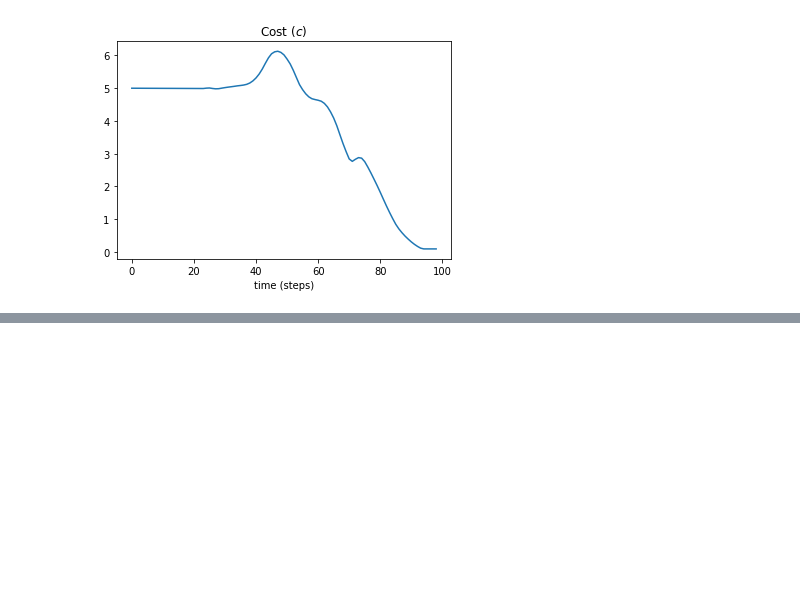
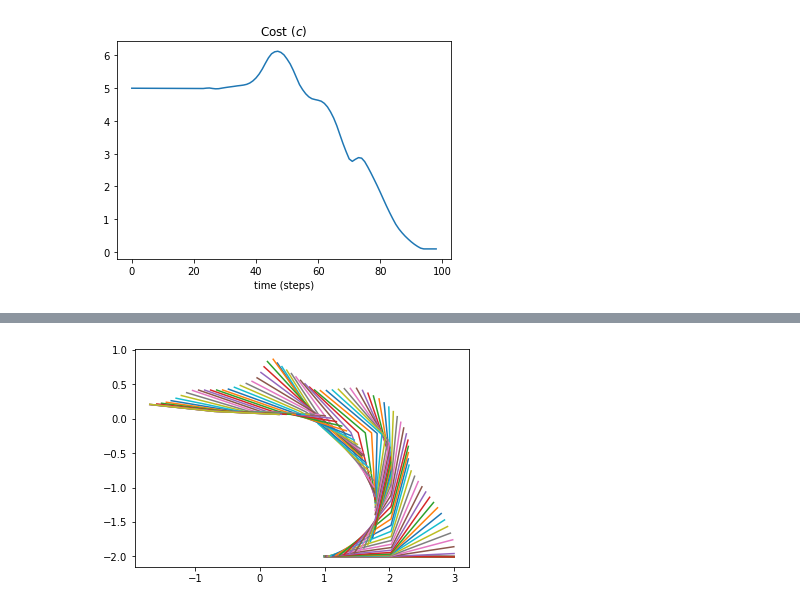
Before and after one commit to UM-ARM-Lab/unreliable-deform-manipulation, a Jupyter notebook: link_bot_notebooks/src/link_bot_notebooks/Static Link Bot.ipynb, the cells around one changed output, grey strips where cells are left out. Drawn from its saved outputs; the diff is of its cells as text; code cells hidden in the pictures; blank space fills up the shorter version.

```diff
--- a/link_bot_notebooks/src/link_bot_notebooks/Static Link Bot.ipynb
+++ b/link_bot_notebooks/src/link_bot_notebooks/Static Link Bot.ipynb
@@ -25,0 +33,6 @@ tpo.plot_gz_data_v2(plt, data)
+# %%
+for d in data:
+    s = d[0]
+    plt.plot([s[0, 0], s[2,0], s[4,0]], [s[1,0], s[3,0], s[5,0]])
+# %% [output]
+[figure, added]
```
Also changed, not shown: parts of 2 cells of this notebook, 4 other files.
